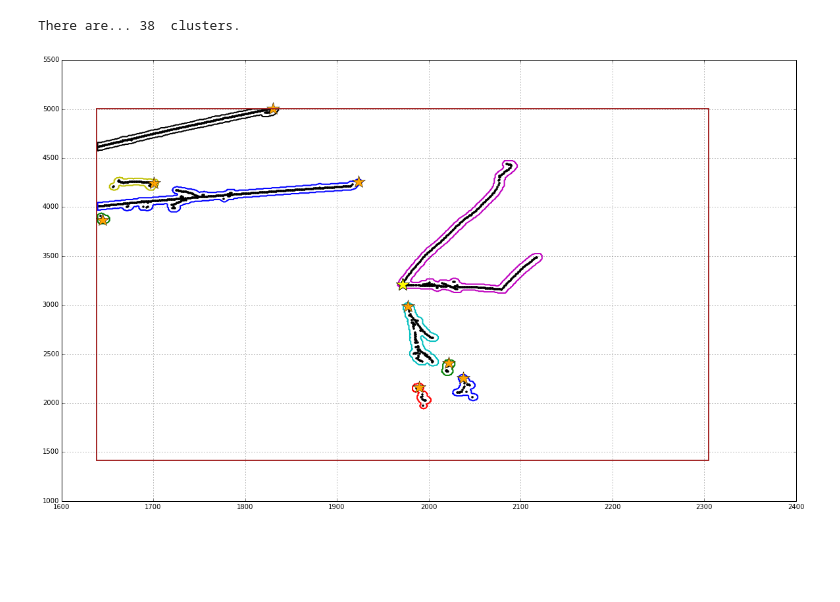
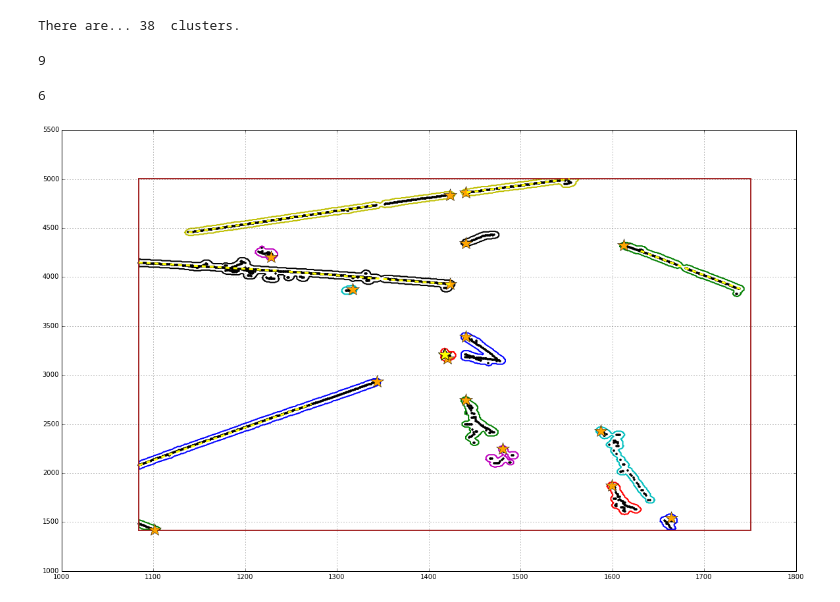
Before and after one commit to NevisUB/LArOpenCV, a Jupyter notebook: mac/explore/debug/check_user_info.ipynb, the cells around one changed output. Cells and saved outputs as stored; diff of their text form; code cells hidden in the pictures; blank space fills up the shorter version.

Commit message:
can see hough lines now on check_user_info

```diff
--- a/mac/explore/debug/check_user_info.ipynb
+++ b/mac/explore/debug/check_user_info.ipynb
@@ -60,6 +60,10 @@ hits_df= pd.DataFrame({'Wire'      : gausdata[evt][1],
 print "There are...",cluster_to_hit_ass.size()," clusters."
 # %% [output]
 There are... 38  clusters.
+# %%
+print event_user.size()
+# %% [output]
+9
 # %%
 #User info contains lots of stuff, but lets filter it by ID string
 plane0 = [event_user[s] for s in xrange(event_user.size()) if event_user[s].get_string("ID") == 'Algo_cwo_Plane_0_clusters'][0]
@@ -73,6 +82,6 @@ roiplane2 = event_user[1+2+2]
 # %%
 #Show the ImageClusters
-plane=2
+plane=0
 sbc_data=event_user[plane]
 hsv = plt.get_cmap('jet')
 lors = hsv(np.linspace(0, 1.0, cluster_to_hit_ass.size()))
@@ -115,33 +124,46 @@ for ix,cluster in enumerate(cluster_to_hit_ass):
     vtx[0]=event_vertex[0].X()
     vtx[1]=event_vertex[0].Y()
     vtx[2]=event_vertex[0].Z()
     px = geoH.Point_3Dto2D(vtx.data(),plane)
     pt=np.array([px.w/geoH.WireToCm(),px.t//geoH.TimeToCm()+800.0])
 
     ax.plot(pt[0],pt[1],'*',markersize=20,color='yellow')
 
     ##############################
     #put the bounding box in
 
     bbx=np.array(roi_data.get_darray('roi_bounds_x'))
     bby=np.array(roi_data.get_darray('roi_bounds_y'))
 
     bbx=np.append(bbx,bbx[0])
     bby=np.append(bby,bby[0])
 
     plt.plot(bbx,bby,'-',lw=2,color='brown')
 
     ##############################
     #can we overlay the start point?
 
     startx = cluster_data.get_double("ClusterID_{}_startPt_x".format(cid))
     starty = cluster_data.get_double("ClusterID_{}_startPt_y".format(cid))
     ax.plot(starty,startx,'*',markersize=20,color='orange')
 
 
+##############################
+#can we overlay the hough lines?
+exec("houghdata = houghplane%s"%plane)
+nlines=houghdata.get_int('N_lines')
+print nlines
+for n in xrange(nlines):
+    x1=houghdata.get_double("line_{}_x1".format(n))
+    y1=houghdata.get_double("line_{}_y1".format(n))
+    x2=houghdata.get_double("line_{}_x2".format(n))
+    y2=houghdata.get_double("line_{}_y2".format(n))
+    ax.plot([y1,y2],[x1,x2],'--',lw=3,color='yellow')
+
 plt.grid()
 plt.show()
 # %% [output]
+6
-[figure, old version]
+[figure, new version]
 # %%
 plane2.dump_contents()
```
Also changed, not shown: parts of 3 cells of this notebook, 2 other files.
